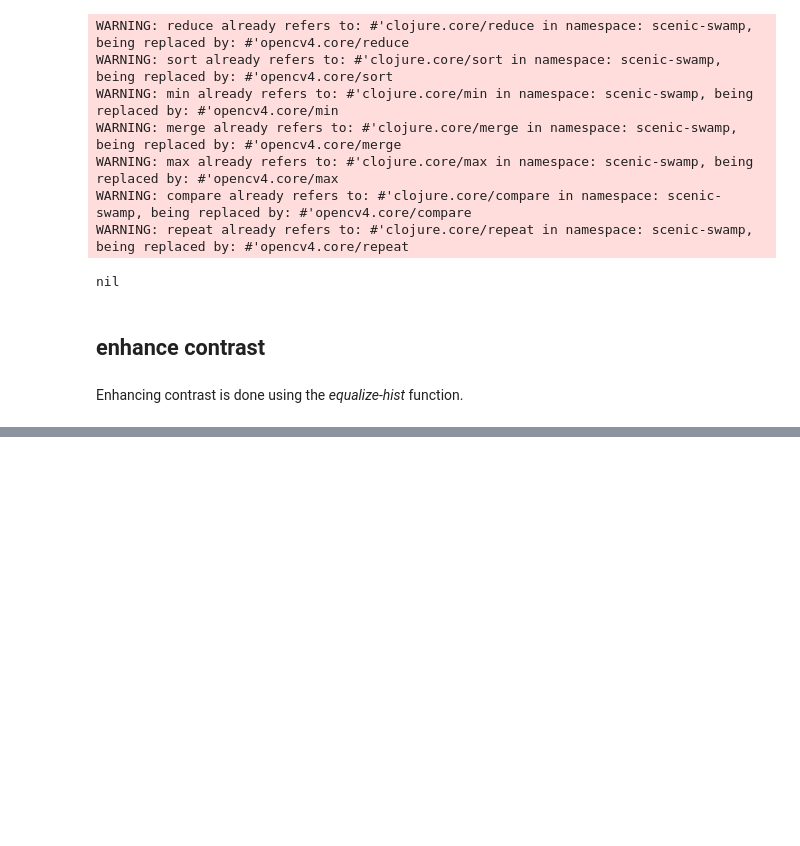
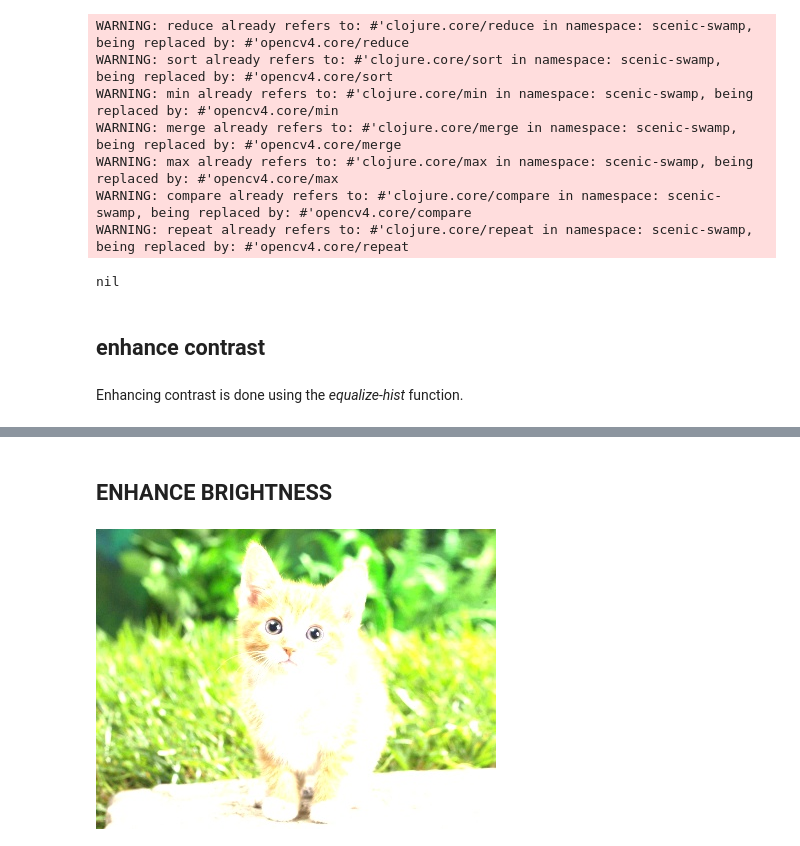
Before and after one commit to hellonico/origami-fun, a Jupyter notebook: jupyter/dip.ipynb, the cells around one changed output, grey strips where cells are left out. Saved outputs shown, nothing was run; the diff lists cells and outputs as text; code cells hidden in the pictures; blank space fills up the shorter version.

```diff
--- a/jupyter/dip.ipynb
+++ b/jupyter/dip.ipynb
@@ -93,0 +36,10 @@ Enhancing contrast is done using the *equalize-hist* function.
+# %% [markdown]
+## ENHANCE BRIGHTNESS
+# %%
+(->
+  (imread "resources/images/cat.jpg" IMREAD_REDUCED_COLOR_4)
+  ; rtype (-1 to match src) alpha (multiply by) beta (then add)
+  (convert-to! -1 2 0)
+  (u/>>>))
+# %% [output]
+[figure, added]
```
Also changed, not shown: parts of 13 cells of this notebook, 6 other files.
